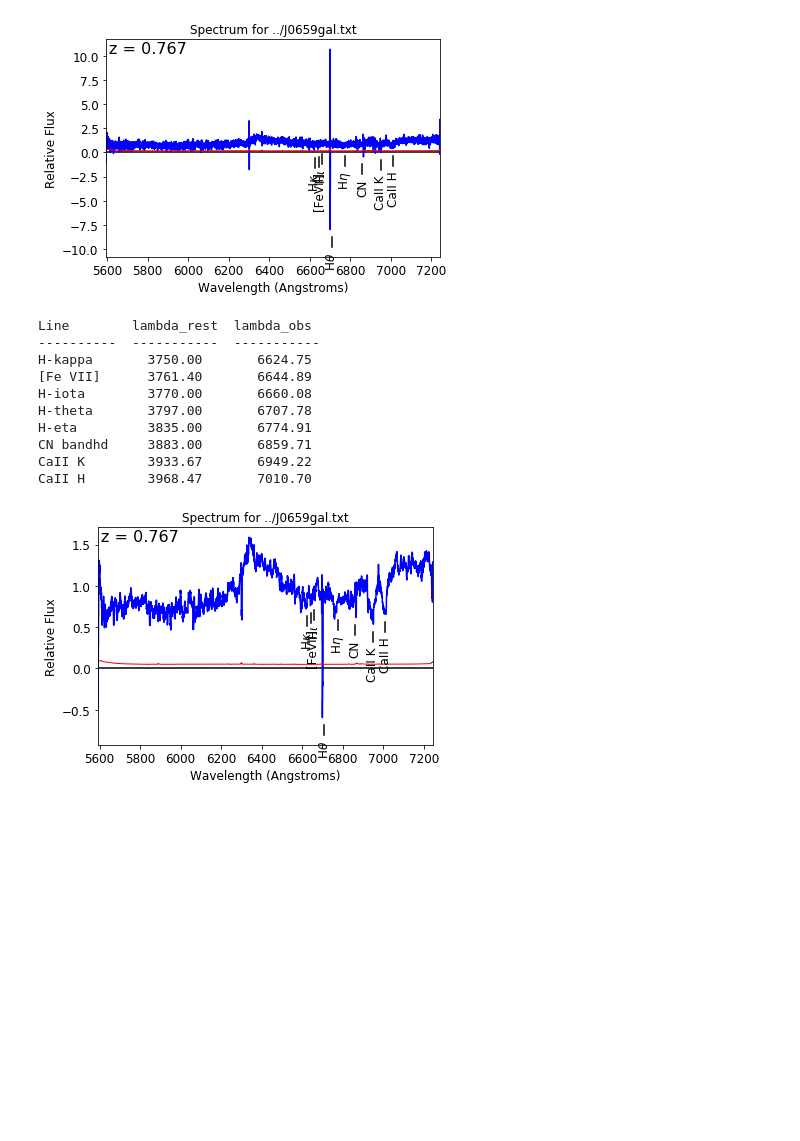
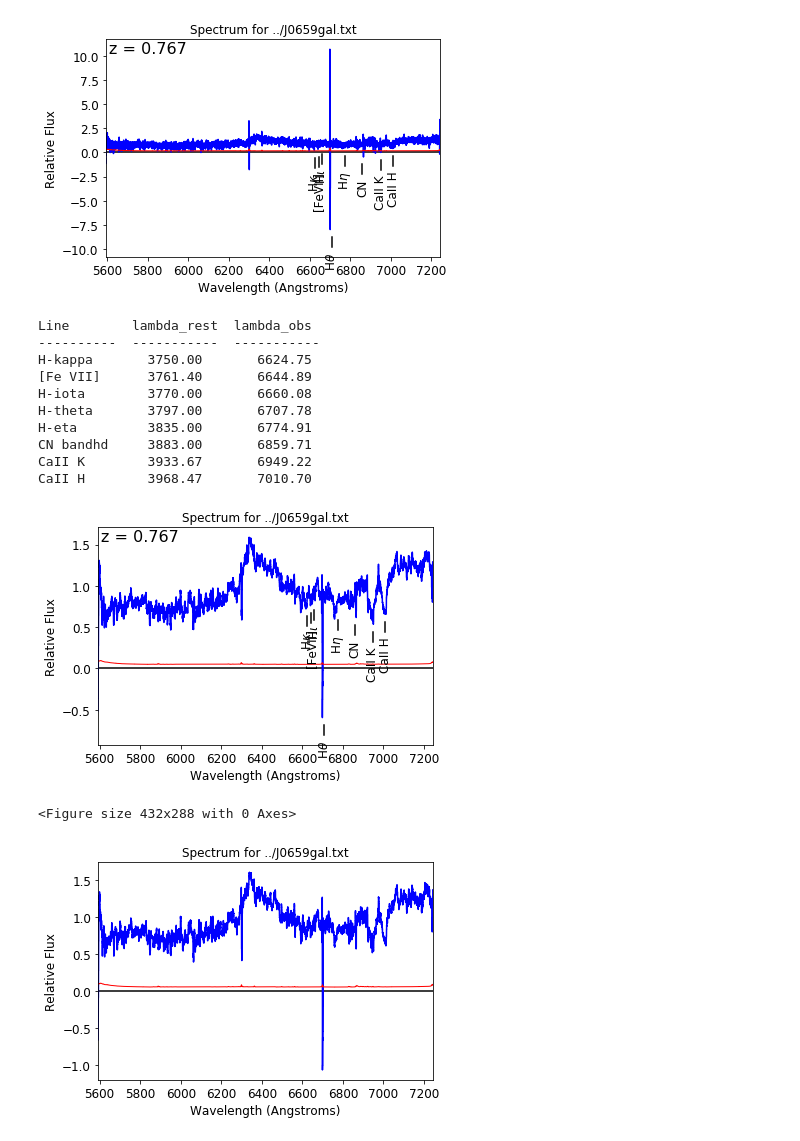
Before and after one commit to pmozumdar/ppxf_code, a Jupyter notebook: velocity_dispersion_J0659.ipynb, the cells around one changed output. Drawn from its saved outputs; the diff is of its cells as text; code cells hidden in the pictures; blank space fills up the shorter version.

```diff
--- a/velocity_dispersion_J0659.ipynb
+++ b/velocity_dispersion_J0659.ipynb
@@ -41,15 +41,20 @@ CaII H        3968.47       7010.70
 # %%
 data.smooth(11)
 data.mark_lines('abs', z=0.7666, usesmooth=True)
+plt.figure()
+data.smooth(9)
+#data.mark_lines('abs', z=0.7666, usesmooth=True)
 # %% [output]
 Line        lambda_rest  lambda_obs
 ----------  -----------  -----------
 H-kappa       3750.00       6624.75
 [Fe VII]      3761.40       6644.89
 H-iota        3770.00       6660.08
 H-theta       3797.00       6707.78
 H-eta         3835.00       6774.91
 CN bandhd     3883.00       6859.71
 CaII K        3933.67       6949.22
 CaII H        3968.47       7010.70
 [figure]
+<Figure size 432x288 with 0 Axes>
+[figure, added]
```
Also changed, not shown: parts of 4 cells of this notebook.
